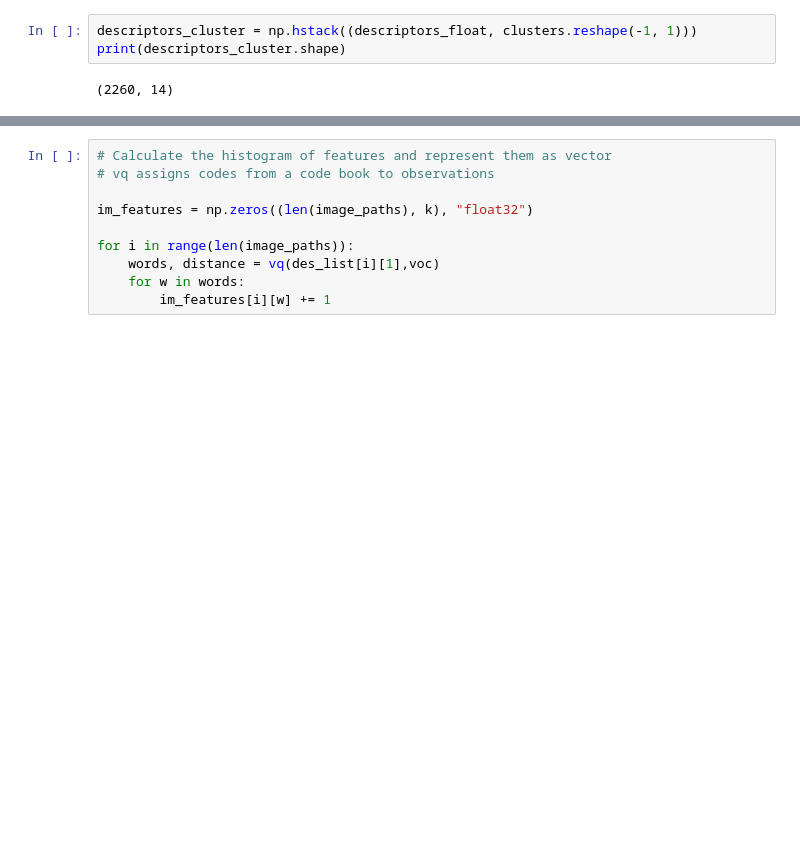
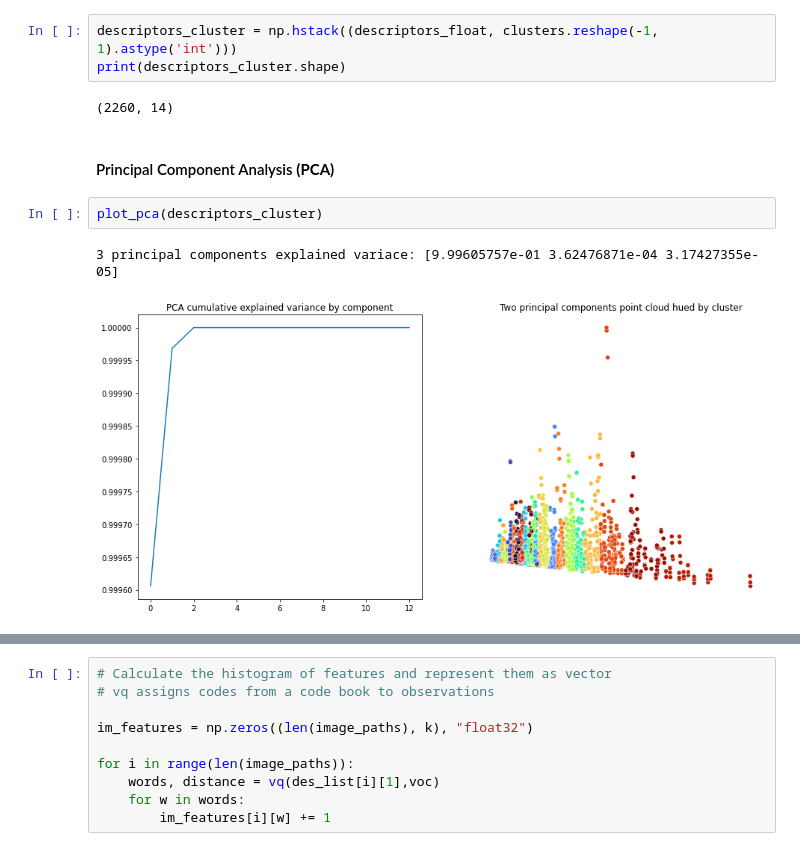
Before and after one commit to josealexandre-mecai/img-processing-2022, a Jupyter notebook: BOVW_Train.ipynb, the cells around one changed output, grey strips where cells are left out. Drawn from its saved outputs; the diff is of its cells as text; blank space fills up the shorter version.

```diff
--- a/BOVW_Train.ipynb
+++ b/BOVW_Train.ipynb
@@ -426,5 +429,12 @@ print(clusters.shape)
 # %%
-descriptors_cluster = np.hstack((descriptors_float, clusters.reshape(-1, 1)))
+descriptors_cluster = np.hstack((descriptors_float, clusters.reshape(-1, 1).astype('int')))
 print(descriptors_cluster.shape)
 # %% [output]
 (2260, 14)
+# %% [markdown]
+#### Principal Component Analysis __(PCA)__
+# %%
+plot_pca(descriptors_cluster)
+# %% [output]
+3 principal components explained variace: [9.99605757e-01 3.62476871e-04 3.17427355e-05]
+[figure, added]
```
Also changed, not shown: parts of 23 cells of this notebook, 1 other file.
